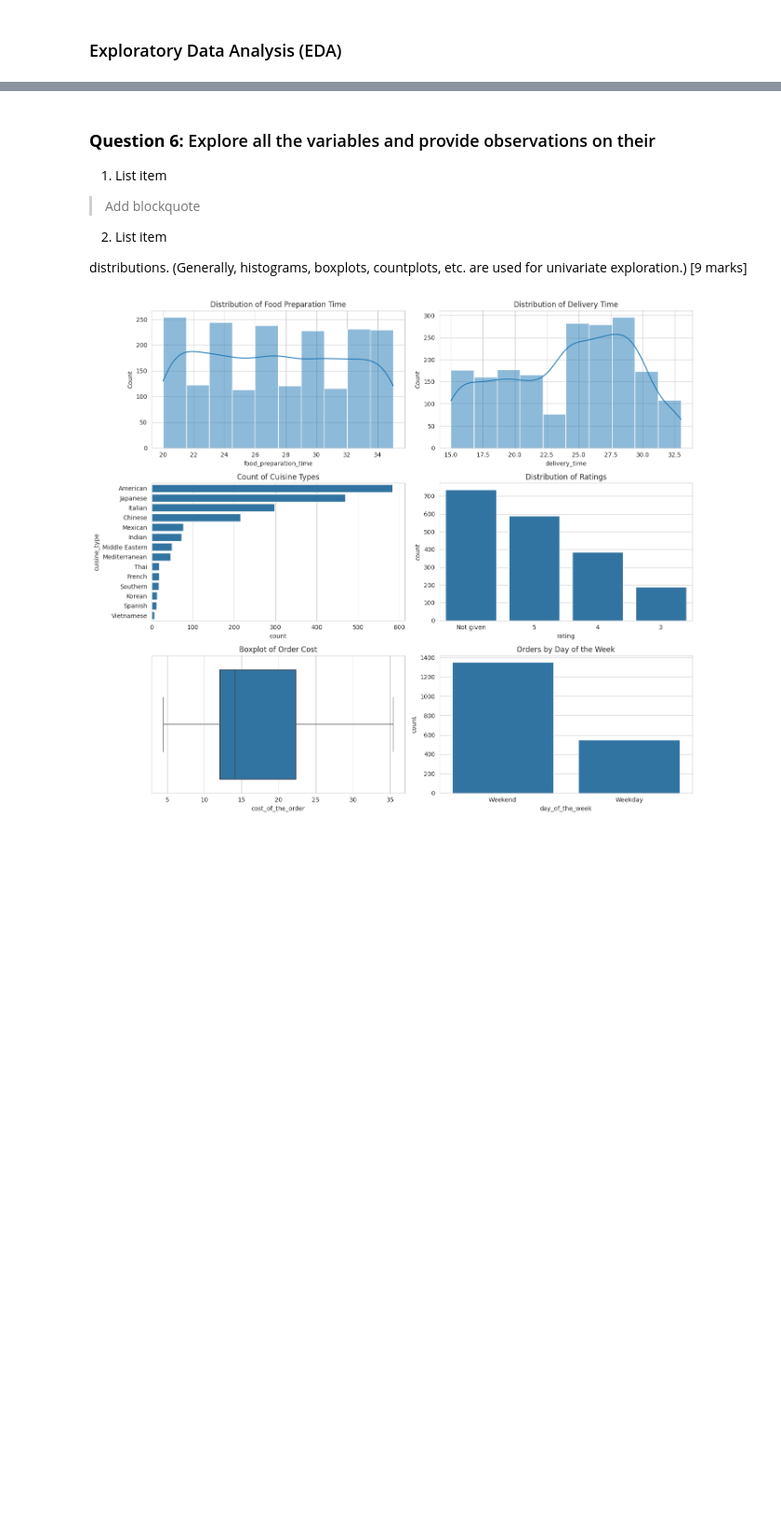
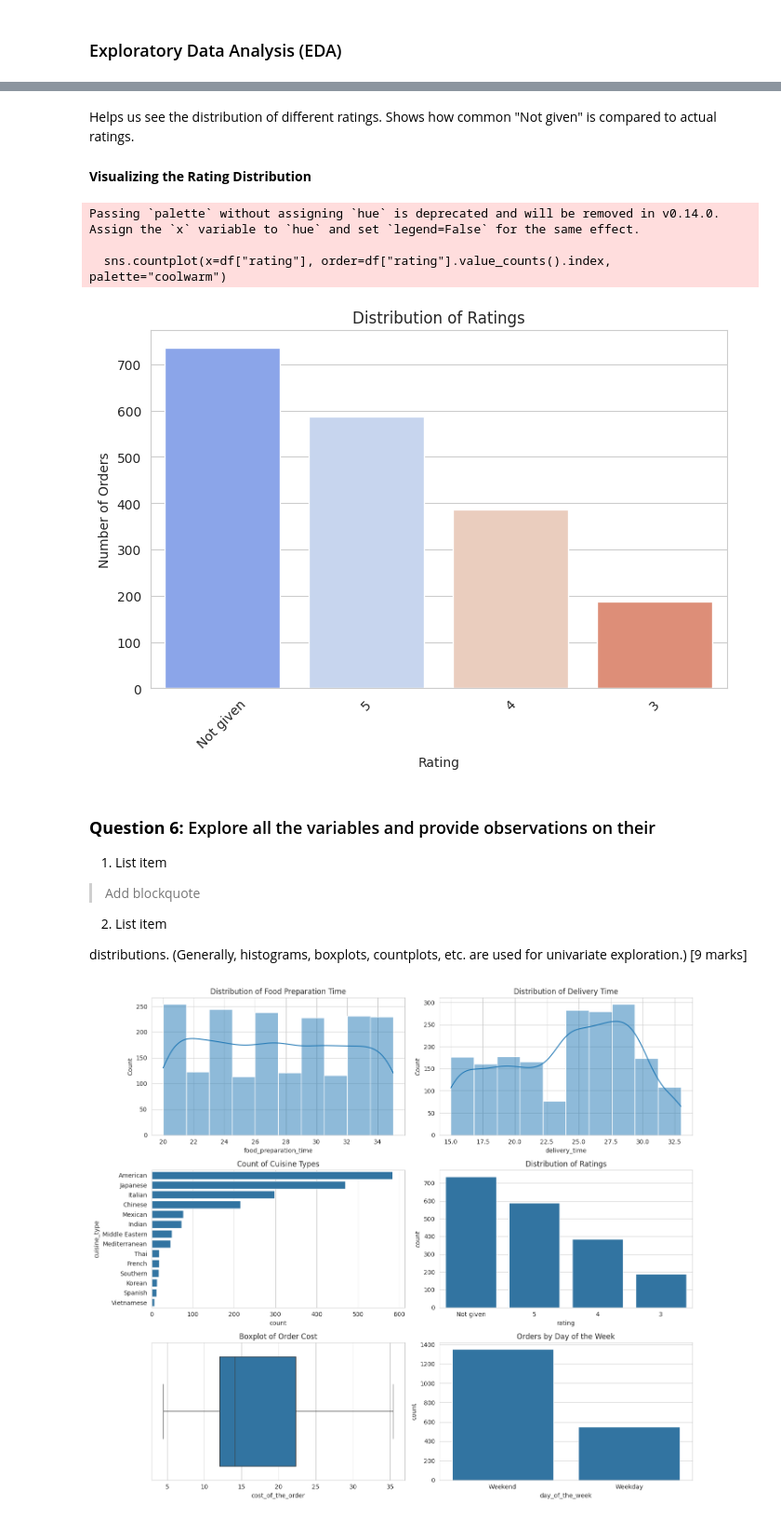
Before and after one commit to sarvanios6/foodhub-py, a Jupyter notebook: IP_Project_Question_Notebook.ipynb, the cells around one changed output, grey strips where cells are left out. Shown at 93% size. Drawn from its saved outputs; the diff is of its cells as text; code cells hidden in the pictures; blank space fills up the shorter version.

```diff
--- a/IP_Project_Question_Notebook.ipynb
+++ b/IP_Project_Question_Notebook.ipynb
@@ -126,3 +208,22 @@ dtype: float64
+# %% [markdown]
+Helps us see the distribution of different ratings.
+Shows how common "Not given" is compared to actual ratings.
+# %% [markdown]
+**Visualizing the Rating Distribution**
+# %%
+# Plot a count plot of ratings
+plt.figure(figsize=(8, 5))
+sns.countplot(x=df["rating"], order=df["rating"].value_counts().index, palette="coolwarm")
+plt.title("Distribution of Ratings")
+plt.xlabel("Rating")
+plt.ylabel("Number of Orders")
+plt.xticks(rotation=45)
+plt.show()
+# %% [output]
+Passing `palette` without assigning `hue` is deprecated and will be removed in v0.14.0. Assign the `x` variable to `hue` and set `legend=False` for the same effect.
+
+  sns.countplot(x=df["rating"], order=df["rating"].value_counts().index, palette="coolwarm")
+[figure, added]
 # %% [markdown]
 ### **Question 6:** Explore all the variables and provide observations on their
 
```
Also changed, not shown: parts of 34 cells of this notebook.
